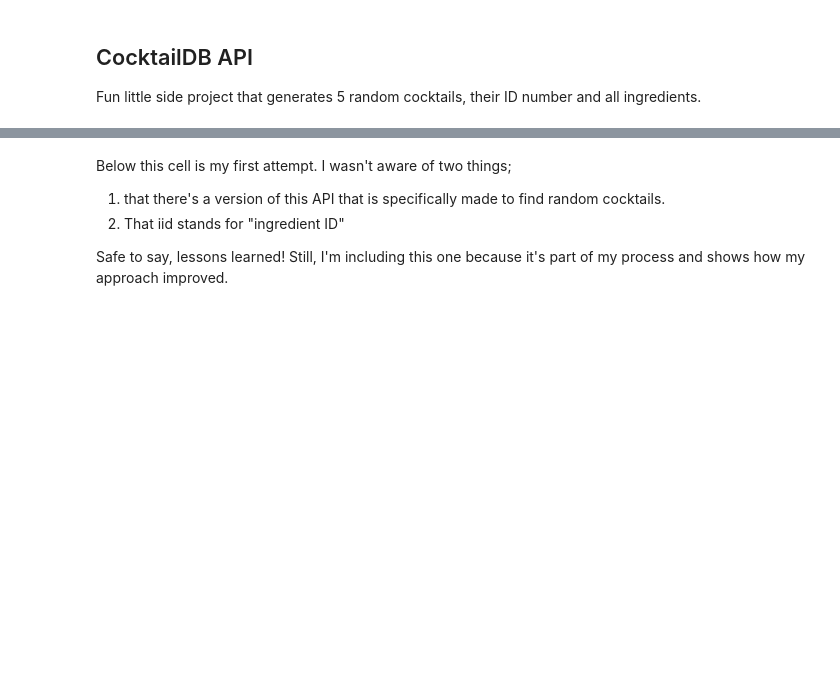
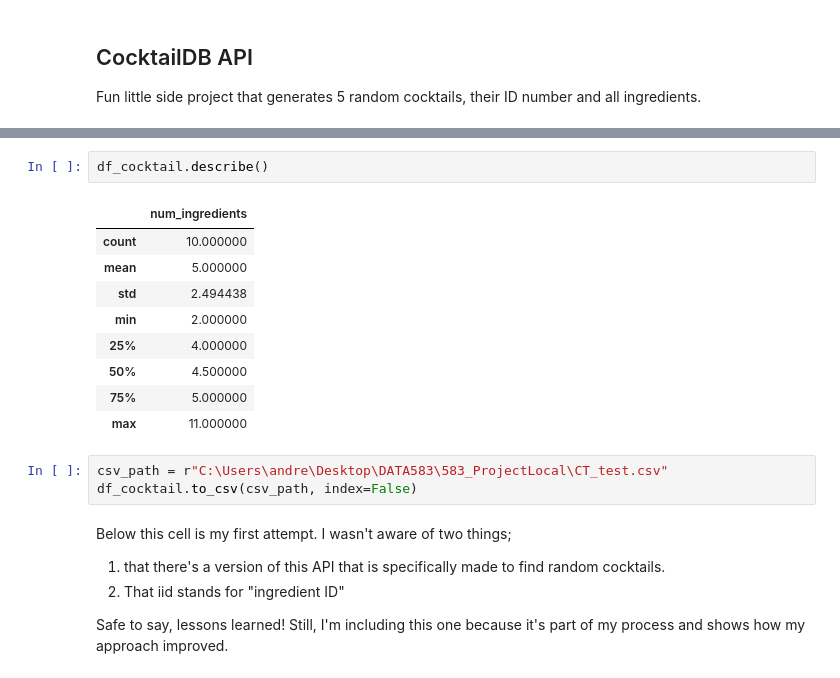
Before and after one commit to andrewsarracini/CocktailDB_API, a Jupyter notebook: CocktailAPI_test.ipynb, the cells around one changed output, grey strips where cells are left out. Drawn from its saved outputs; the diff is of its cells as text; blank space fills up the shorter version.

```diff
--- a/CocktailAPI_test.ipynb
+++ b/CocktailAPI_test.ipynb
@@ -48,3 +113,18 @@ df_cocktail
+# %%
+df_cocktail.describe()
+# %% [output]
+|  | num_ingredients |
+| count | 10.000000 |
+| mean | 5.000000 |
+| std | 2.494438 |
+| min | 2.000000 |
+| 25% | 4.000000 |
+| 50% | 4.500000 |
+| 75% | 5.000000 |
+| max | 11.000000 |
+# %%
+csv_path = r"C:\Users\andre\Desktop\DATA583\583_ProjectLocal\CT_test.csv"
+df_cocktail.to_csv(csv_path, index=False)
 # %% [markdown]
 Below this cell is my first attempt. I wasn't aware of two things;
 1) that there's a version of this API that is specifically made to find random cocktails.
```
Also changed, not shown: parts of 3 cells of this notebook, 2 other files.
